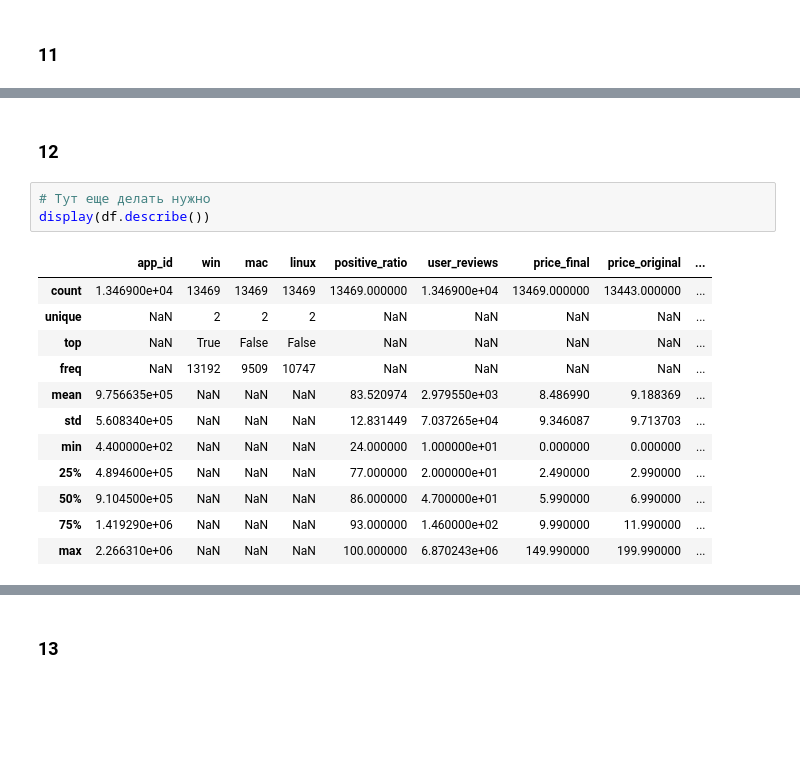
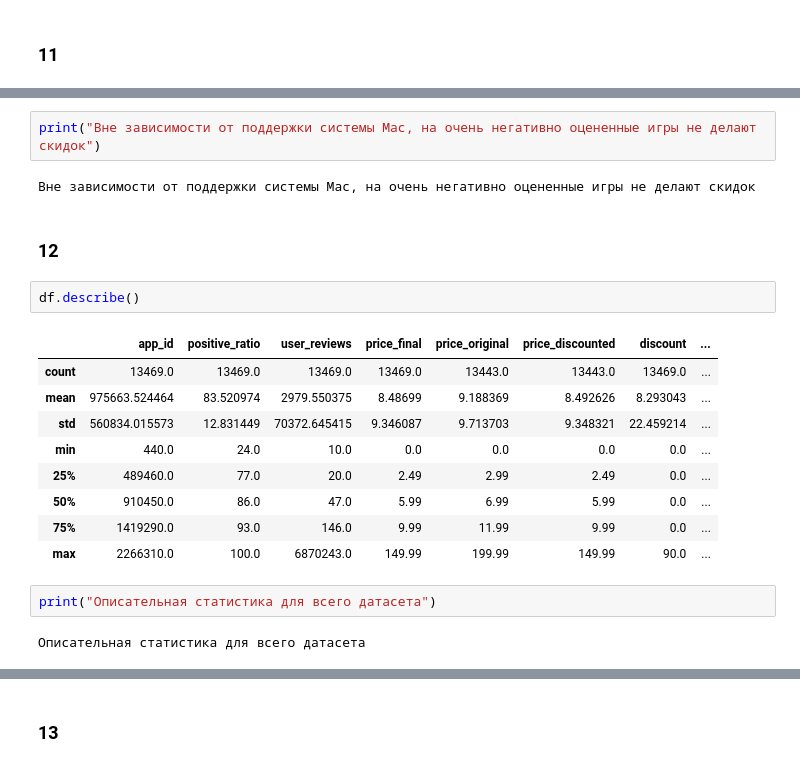
Before and after one commit to AKSUMRUS/DataAnalizeCSHSE2023, a Jupyter notebook: Games.ipynb, the cells around one changed output, grey strips where cells are left out. Cells and saved outputs as stored; diff of their text form; blank space fills up the shorter version.

```diff
--- a/Games.ipynb
+++ b/Games.ipynb
@@ -383,18 +431,22 @@ print('Чем младше игра, тем больше она в средне
+# %%
+print("Вне зависимости от поддержки системы Mac, на очень негативно оцененные игры не делают скидок")
+# %% [output]
+Вне зависимости от поддержки системы Mac, на очень негативно оцененные игры не делают скидок
 # %% [markdown]
 ### 12
-# %%
-# Тут еще делать нужно
-display(df.describe())
-# %% [output]
-|  | app_id | win | mac | linux | positive_ratio | user_reviews | price_final | price_original | ... |
-| count | 1.346900e+04 | 13469 | 13469 | 13469 | 13469.000000 | 1.346900e+04 | 13469.000000 | 13443.000000 | ... |
-| unique | NaN | 2 | 2 | 2 | NaN | NaN | NaN | NaN | ... |
-| top | NaN | True | False | False | NaN | NaN | NaN | NaN | ... |
-| freq | NaN | 13192 | 9509 | 10747 | NaN | NaN | NaN | NaN | ... |
-| mean | 9.756635e+05 | NaN | NaN | NaN | 83.520974 | 2.979550e+03 | 8.486990 | 9.188369 | ... |
-| std | 5.608340e+05 | NaN | NaN | NaN | 12.831449 | 7.037265e+04 | 9.346087 | 9.713703 | ... |
-| min | 4.400000e+02 | NaN | NaN | NaN | 24.000000 | 1.000000e+01 | 0.000000 | 0.000000 | ... |
-| 25% | 4.894600e+05 | NaN | NaN | NaN | 77.000000 | 2.000000e+01 | 2.490000 | 2.990000 | ... |
-| 50% | 9.104500e+05 | NaN | NaN | NaN | 86.000000 | 4.700000e+01 | 5.990000 | 6.990000 | ... |
-| 75% | 1.419290e+06 | NaN | NaN | NaN | 93.000000 | 1.460000e+02 | 9.990000 | 11.990000 | ... |
-| max | 2.266310e+06 | NaN | NaN | NaN | 100.000000 | 6.870243e+06 | 149.990000 | 199.990000 | ... |
+# %%
+df.describe()
+# %% [output]
+|  | app_id | positive_ratio | user_reviews | price_final | price_original | price_discounted | discount | ... |
+| count | 13469.0 | 13469.0 | 13469.0 | 13469.0 | 13443.0 | 13443.0 | 13469.0 | ... |
+| mean | 975663.524464 | 83.520974 | 2979.550375 | 8.48699 | 9.188369 | 8.492626 | 8.293043 | ... |
+| std | 560834.015573 | 12.831449 | 70372.645415 | 9.346087 | 9.713703 | 9.348321 | 22.459214 | ... |
+| min | 440.0 | 24.0 | 10.0 | 0.0 | 0.0 | 0.0 | 0.0 | ... |
+| 25% | 489460.0 | 77.0 | 20.0 | 2.49 | 2.99 | 2.49 | 0.0 | ... |
+| 50% | 910450.0 | 86.0 | 47.0 | 5.99 | 6.99 | 5.99 | 0.0 | ... |
+| 75% | 1419290.0 | 93.0 | 146.0 | 9.99 | 11.99 | 9.99 | 0.0 | ... |
+| max | 2266310.0 | 100.0 | 6870243.0 | 149.99 | 199.99 | 149.99 | 90.0 | ... |
+# %%
+print("Описательная статистика для всего датасета")
+# %% [output]
+Описательная статистика для всего датасета
```
Also changed, not shown: parts of 31 cells of this notebook.
